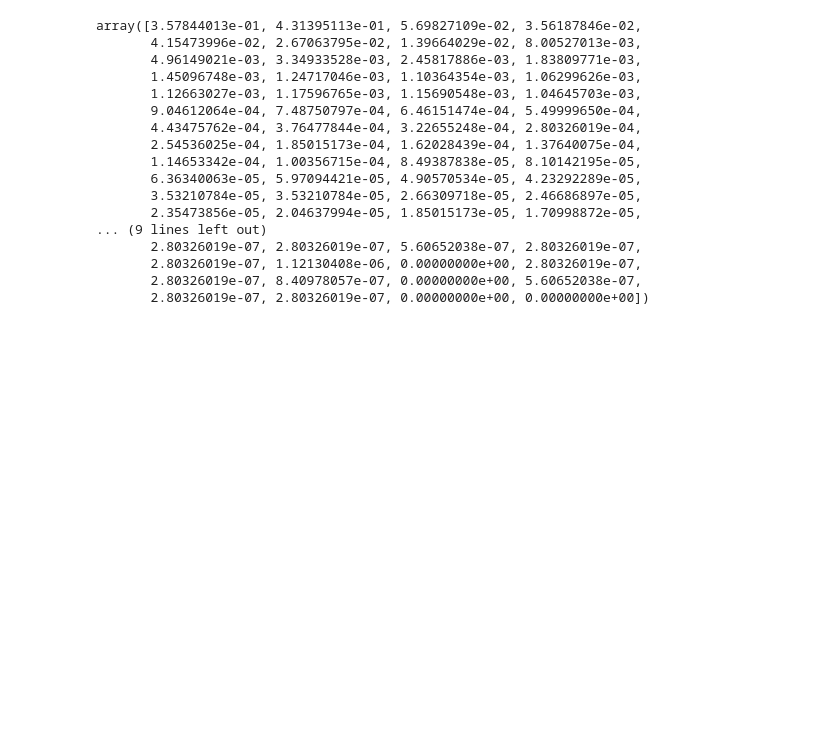
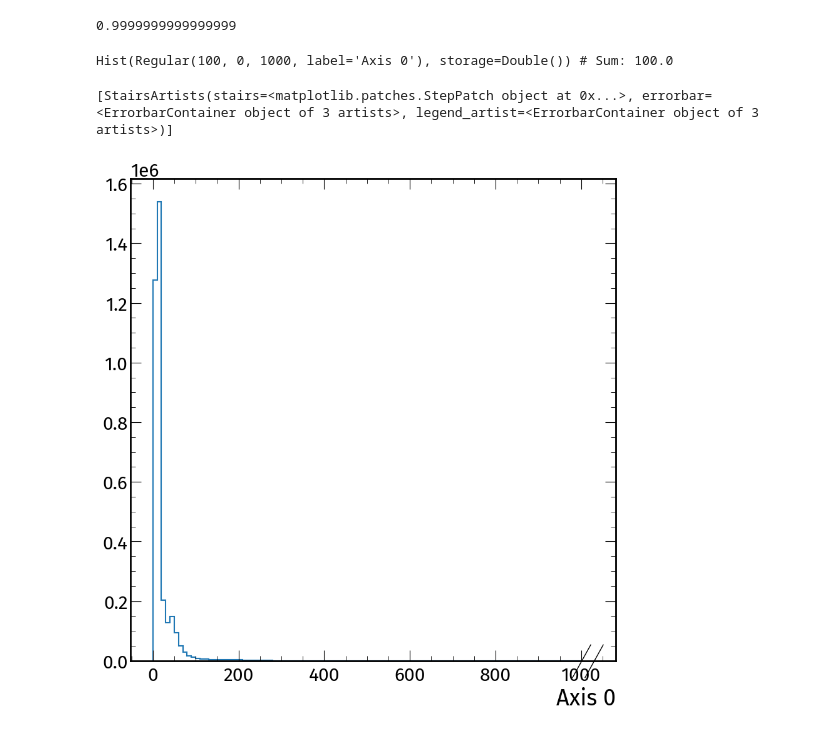
Before and after one commit to prayagyadav/MonoHiggstobb, a Jupyter notebook: Backgrounds/Test.ipynb, the cells around one changed output. Cells and saved outputs as stored; diff of their text form; code cells hidden in the pictures; blank space fills up the shorter version.

```diff
--- a/Backgrounds/Test.ipynb
+++ b/Backgrounds/Test.ipynb
@@ -22,22 +22,12 @@ nbins = len(bin_values)
 normed_values = np.array([])
 for value in bin_values :
     normed_values = np.append(normed_values, value / integral)
-normed_values
+np.sum(normed_values)
 # %% [output]
-array([3.57844013e-01, 4.31395113e-01, 5.69827109e-02, 3.56187846e-02,
-       4.15473996e-02, 2.67063795e-02, 1.39664029e-02, 8.00527013e-03,
-       4.96149021e-03, 3.34933528e-03, 2.45817886e-03, 1.83809771e-03,
-       1.45096748e-03, 1.24717046e-03, 1.10364354e-03, 1.06299626e-03,
-       1.12663027e-03, 1.17596765e-03, 1.15690548e-03, 1.04645703e-03,
-       9.04612064e-04, 7.48750797e-04, 6.46151474e-04, 5.49999650e-04,
-       4.43475762e-04, 3.76477844e-04, 3.22655248e-04, 2.80326019e-04,
-       2.54536025e-04, 1.85015173e-04, 1.62028439e-04, 1.37640075e-04,
-       1.14653342e-04, 1.00356715e-04, 8.49387838e-05, 8.10142195e-05,
-       6.36340063e-05, 5.97094421e-05, 4.90570534e-05, 4.23292289e-05,
-       3.53210784e-05, 3.53210784e-05, 2.66309718e-05, 2.46686897e-05,
-       2.35473856e-05, 2.04637994e-05, 1.85015173e-05, 1.70998872e-05,
-... (9 lines left out)
-       2.80326019e-07, 2.80326019e-07, 5.60652038e-07, 2.80326019e-07,
-       2.80326019e-07, 1.12130408e-06, 0.00000000e+00, 2.80326019e-07,
-       2.80326019e-07, 8.40978057e-07, 0.00000000e+00, 5.60652038e-07,
-       2.80326019e-07, 2.80326019e-07, 0.00000000e+00, 0.00000000e+00])
+0.9999999999999999
+# %%
+a, = h.axes
+g = hist.Hist(a).fill(10*h.density())
+g
+# %% [output]
+Hist(Regular(100, 0, 1000, label='Axis 0'), storage=Double()) # Sum: 100.0
@@ -43,0 +41,11 @@ array([3.57844013e-01, 4.31395113e-01, 5.69827109e-02, 3.56187846e-02,
+# %%
+import mplhep as hep
+import matplotlib.pyplot as plt
+hep.style.use(["CMS","fira","firamath"])
+# %%
+hep.histplot(
+    h
+)
+# %% [output]
+[StairsArtists(stairs=<matplotlib.patches.StepPatch object at 0x...>, errorbar=<ErrorbarContainer object of 3 artists>, legend_artist=<ErrorbarContainer object of 3 artists>)]
+[figure, added]
```
Also changed, not shown: parts of 4 cells of this notebook.
